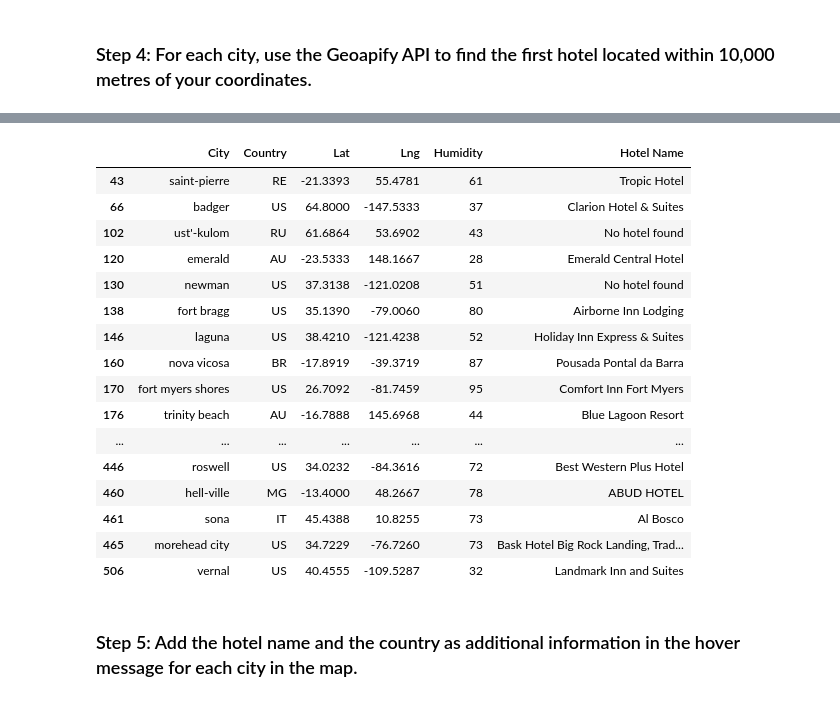
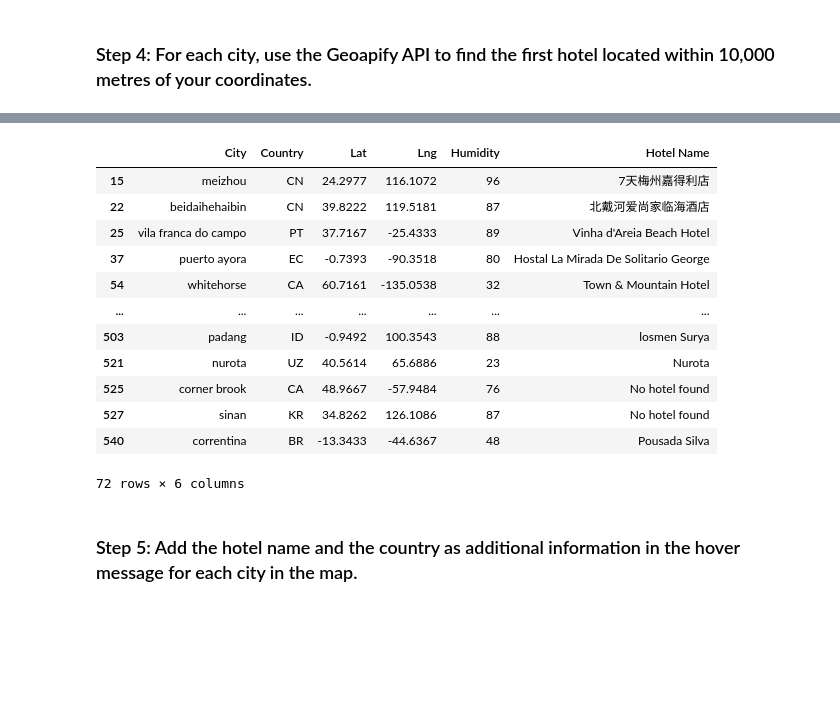
Before and after one commit to Kadeeza/python-api-challenge, a Jupyter notebook: WeatherPy/VacationPy.ipynb, the cells around one changed output, grey strips where cells are left out. Cells and saved outputs as stored; diff of their text form; code cells hidden in the pictures; blank space fills up the shorter version.

```diff
--- a/WeatherPy/VacationPy.ipynb
+++ b/WeatherPy/VacationPy.ipynb
@@ -82,0 +61,16 @@ map_plot_1
+# %%
+# Criteria for ideal location
+# - cloudiness less than or equal to 60%
+# - Wind speed less than or equal to 5 m/s
+# - Max temp less than or equal to 28 degrees celsius but greater than or equal to 21 degrees celsius
+
+# Narrow down cities that fit criteria and drop any results with null values
+ideal_city_df = city_data_df.loc[(city_data_df["Cloudiness"]<= 60) & (city_data_df["Wind Speed"]<=5) & (city_data_df["Max Temp"]>=21) & (city_data_df["Max Temp"]<=28)]
+ideal_city_df
+
+
+# Drop any rows with null values
+ideal_city_df.dropna()
+
+# Display sample data
+ideal_city_df.head()
@@ -84,12 +85,12 @@ map_plot_1
 ### Step 3: Create a new DataFrame called `hotel_df`.
 # %%
 # Use the Pandas copy function to create DataFrame called hotel_df to store the city, country, coordinates, and humidity
-# YOUR CODE HERE
+hotel_df = ideal_city_df[["City","Country","Lat","Lng","Humidity"]].copy()
 
 # Add an empty column, "Hotel Name," to the DataFrame so you can store the hotel found using the Geoapify API
-# YOUR CODE HERE
+hotel_df["Hotel Name"] = ""
 
 # Display sample data
-# YOUR CODE HERE
+hotel_df.sample(20)
 # %% [output]
 |  | City | Country | Lat | Lng | Humidity | Hotel Name |
@@ -113,9 +114,11 @@ map_plot_1
 ### Step 4: For each city, use the Geoapify API to find the first hotel located within 10,000 metres of your coordinates.
 # %%
 # Set parameters to search for a hotel
-radius = # YOUR CODE HERE
+radius = 10000
 params = {
-    # YOUR CODE HERE
+    "apiKey": geoapify_key,
+    "format":"json",
+    "categories": "accommodation.hotel"
 }
 
 # Print a message to follow up the hotel search
@@ -124,20 +127,21 @@ print("Starting hotel search")
 # Iterate through the hotel_df DataFrame
 for index, row in hotel_df.iterrows():
     # get latitude, longitude from the DataFrame
-    # YOUR CODE HERE
+    latitude = row ["Lat"]
+    longitude = row ["Lng"]
 
     # Add the current city's latitude and longitude to the params dictionary
-    params["filter"] = # YOUR CODE HERE
-    params["bias"] = # YOUR CODE HERE
+    params["filter"] = f"circle:{longitude},{latitude},{radius}"
+    params["bias"] = f"proximity:{longitude},{latitude}"
 
     # Set base URL
     base_url = "https://api.geoapify.com/v2/places"
 
     # Make and API request using the params dictionary
-    name_address = # YOUR CODE HERE
+    name_address = requests.get(base_url, params=params)
 
     # Convert the API response to JSON format
-    name_address = # YOUR CODE HERE
+    name_address = name_address.json()
 
     # Grab the first hotel from the results and store the name in the hotel_df DataFrame
     try:
@@ -172,19 +176,15 @@ vernal - nearest hotel: Landmark Inn and Suites
 |  | City | Country | Lat | Lng | Humidity | Hotel Name |
-| 43 | saint-pierre | RE | -21.3393 | 55.4781 | 61 | Tropic Hotel |
-| 66 | badger | US | 64.8000 | -147.5333 | 37 | Clarion Hotel & Suites |
-| 102 | ust'-kulom | RU | 61.6864 | 53.6902 | 43 | No hotel found |
-| 120 | emerald | AU | -23.5333 | 148.1667 | 28 | Emerald Central Hotel |
-| 130 | newman | US | 37.3138 | -121.0208 | 51 | No hotel found |
-| 138 | fort bragg | US | 35.1390 | -79.0060 | 80 | Airborne Inn Lodging |
-| 146 | laguna | US | 38.4210 | -121.4238 | 52 | Holiday Inn Express & Suites |
-| 160 | nova vicosa | BR | -17.8919 | -39.3719 | 87 | Pousada Pontal da Barra |
-| 170 | fort myers shores | US | 26.7092 | -81.7459 | 95 | Comfort Inn Fort Myers |
-| 176 | trinity beach | AU | -16.7888 | 145.6968 | 44 | Blue Lagoon Resort |
+| 15 | meizhou | CN | 24.2977 | 116.1072 | 96 | 7天梅州嘉得利店 |
+| 22 | beidaihehaibin | CN | 39.8222 | 119.5181 | 87 | 北戴河爱尚家临海酒店 |
+| 25 | vila franca do campo | PT | 37.7167 | -25.4333 | 89 | Vinha d'Areia Beach Hotel |
+| 37 | puerto ayora | EC | -0.7393 | -90.3518 | 80 | Hostal La Mirada De Solitario George |
+| 54 | whitehorse | CA | 60.7161 | -135.0538 | 32 | Town & Mountain Hotel |
 | ... | ... | ... | ... | ... | ... | ... |
-| 446 | roswell | US | 34.0232 | -84.3616 | 72 | Best Western Plus Hotel |
-| 460 | hell-ville | MG | -13.4000 | 48.2667 | 78 | ABUD HOTEL |
-| 461 | sona | IT | 45.4388 | 10.8255 | 73 | Al Bosco |
-| 465 | morehead city | US | 34.7229 | -76.7260 | 73 | Bask Hotel Big Rock Landing, Trad... |
-| 506 | vernal | US | 40.4555 | -109.5287 | 32 | Landmark Inn and Suites |
+| 503 | padang | ID | -0.9492 | 100.3543 | 88 | losmen Surya |
+| 521 | nurota | UZ | 40.5614 | 65.6886 | 23 | Nurota |
+| 525 | corner brook | CA | 48.9667 | -57.9484 | 76 | No hotel found |
+| 527 | sinan | KR | 34.8262 | 126.1086 | 87 | No hotel found |
+| 540 | correntina | BR | -13.3433 | -44.6367 | 48 | Pousada Silva |
+72 rows × 6 columns
 # %% [markdown]
 ### Step 5: Add the hotel name and the country as additional information in the hover message for each city in the map.
```
Also changed, not shown: parts of 8 cells of this notebook, 7 other files.
